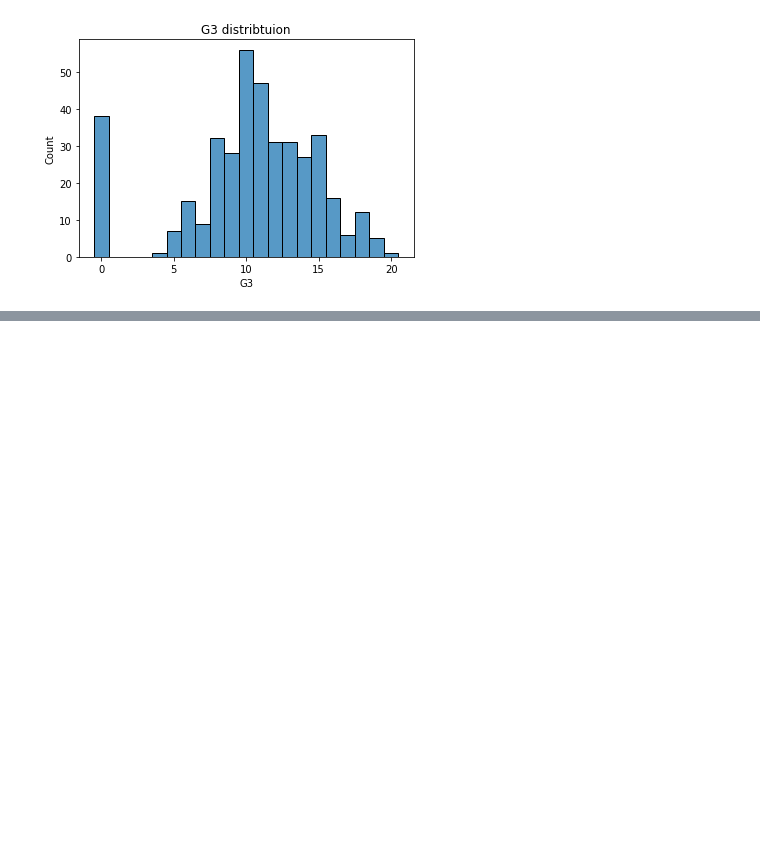
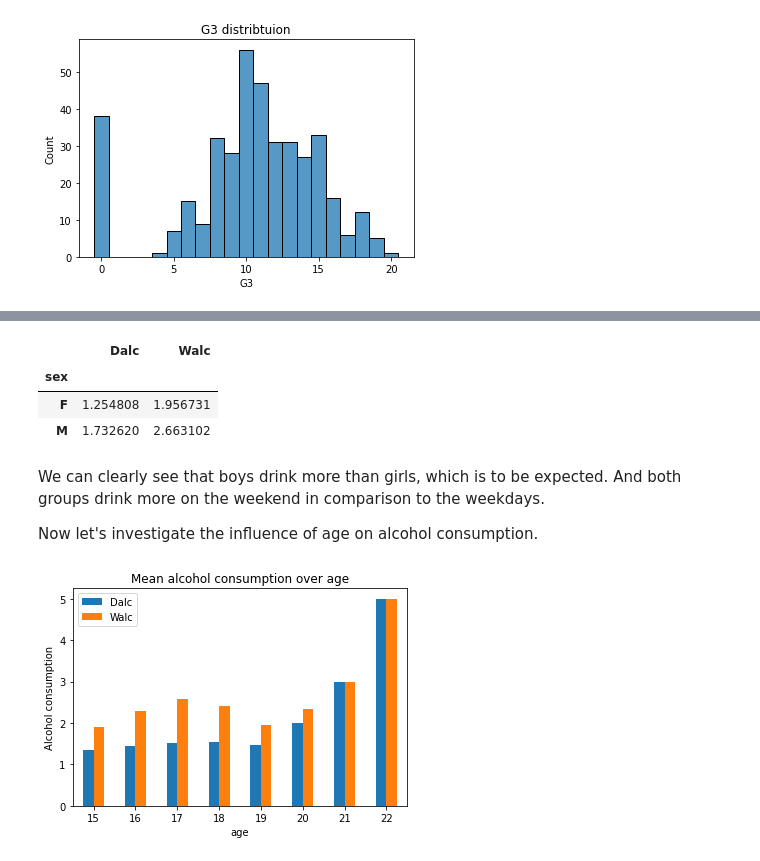
Before and after one commit to Toeysamm/2-64-NIDA-DADS5001, a Jupyter notebook: 04_Apply/Detailed_EDA.ipynb, the cells around one changed output, grey strips where cells are left out. Cells and saved outputs as stored; diff of their text form; code cells hidden in the pictures; blank space fills up the shorter version.

```diff
--- a/04_Apply/Detailed_EDA.ipynb
+++ b/04_Apply/Detailed_EDA.ipynb
@@ -248,0 +313,19 @@ plt.show()
+# %%
+df.groupby('sex')[['Dalc', 'Walc']].mean()
+# %% [output]
+|  | Dalc | Walc |
+| sex |  |  |
+| F | 1.254808 | 1.956731 |
+| M | 1.732620 | 2.663102 |
+# %% [markdown]
+We can clearly see that boys drink more than girls, which is to be expected. And both groups drink more on the weekend in comparison to the weekdays.
+
+Now let's investigate the influence of age on alcohol consumption.
+# %%
+df.groupby('age')[['Dalc', 'Walc']].mean().plot(kind='bar')
+plt.ylabel('Alcohol consumption')
+plt.xticks(rotation=0)
+plt.title('Mean alcohol consumption over age')
+plt.show()
+# %% [output]
+[figure, added]
```
Also changed, not shown: parts of 32 cells of this notebook.
